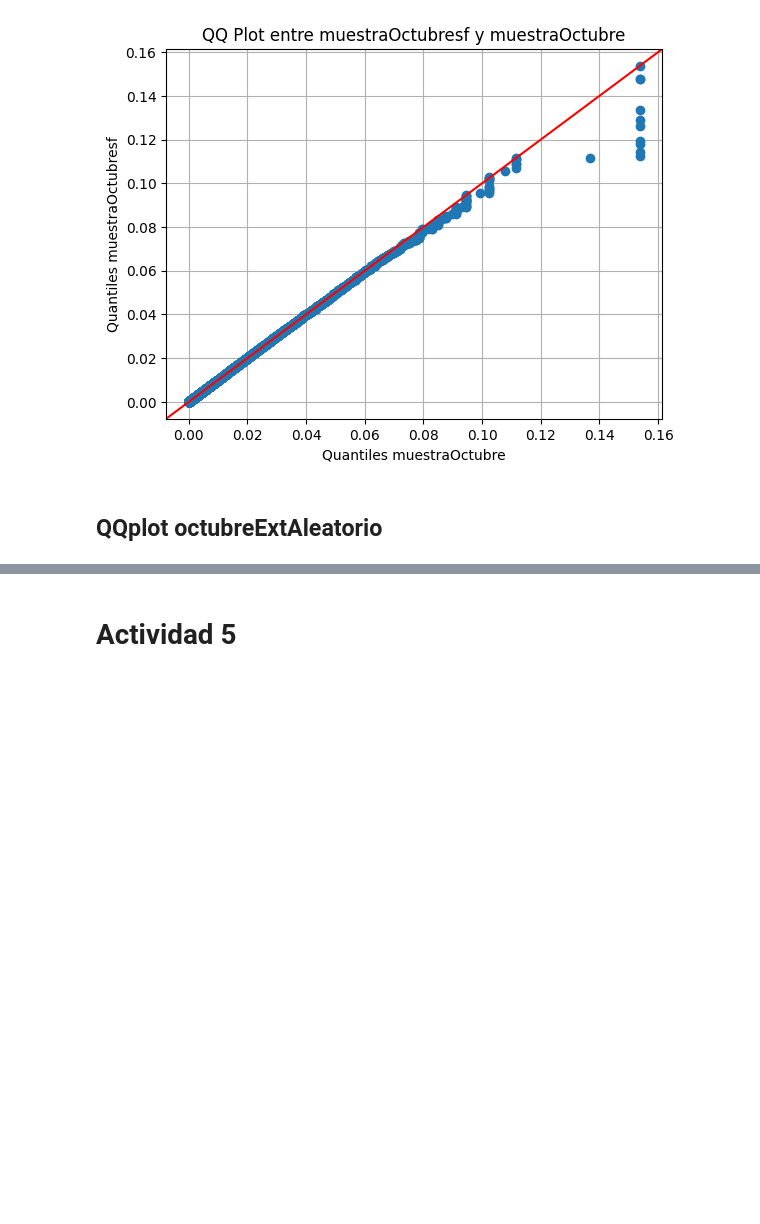
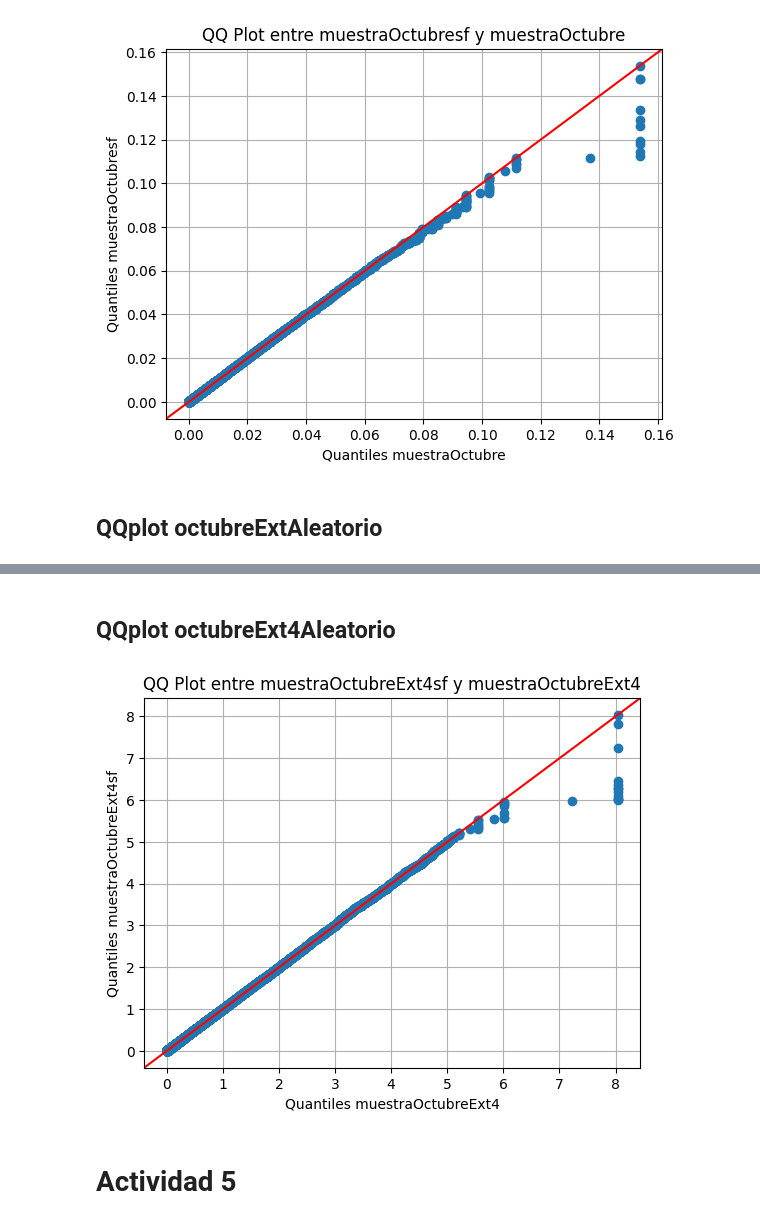
Before and after one commit to criss201x/ERLANG_B, a Jupyter notebook: notebooks/erlanb_b_base.ipynb, the cells around one changed output, grey strips where cells are left out. Drawn from its saved outputs; the diff is of its cells as text; code cells hidden in the pictures; blank space fills up the shorter version.

```diff
--- a/notebooks/erlanb_b_base.ipynb
+++ b/notebooks/erlanb_b_base.ipynb
@@ -407,3 +409,18 @@ plt.show()
+# %% [markdown]
+## QQplot octubreExt4Aleatorio
+# %%
+
+muestraOctubreExt4sf = octubreExt4Aleatorio.octubreExt4Aleatorio(1, 1000000)
+
+fig = sm.qqplot_2samples(muestraOctubreExt4,muestraOctubreExt4sf , line='45')
+
+plt.title('QQ Plot entre muestraOctubreExt4sf y muestraOctubreExt4')
+plt.xlabel('Quantiles muestraOctubreExt4')
+plt.ylabel('Quantiles muestraOctubreExt4sf')
+plt.grid(True)
+plt.show()
+# %% [output]
+[figure, added]
 # %% [markdown]
 # Actividad 5
 # %% [markdown]
```
Also changed, not shown: parts of 2 cells of this notebook.
